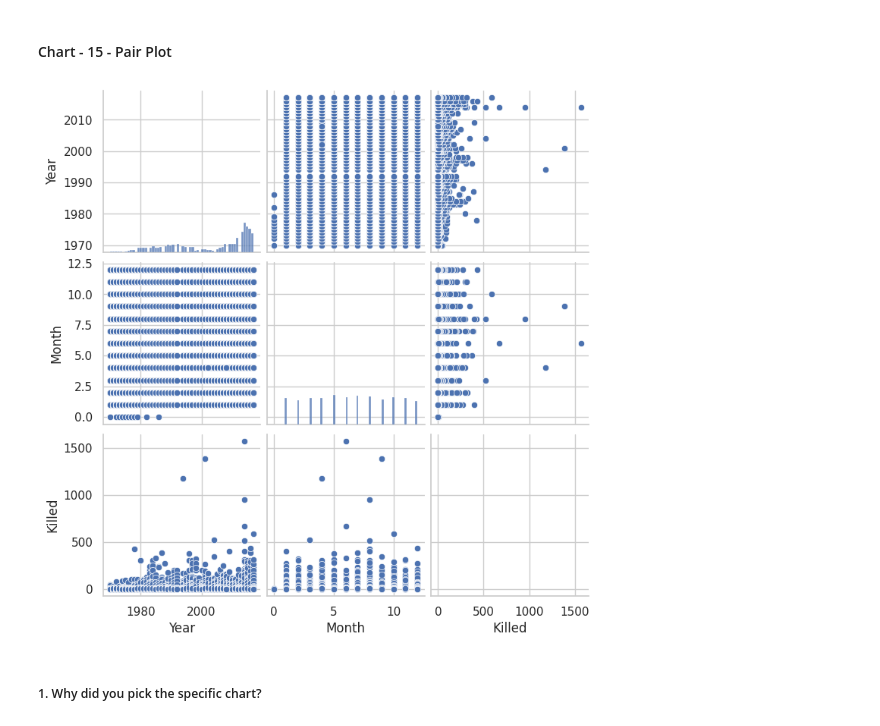
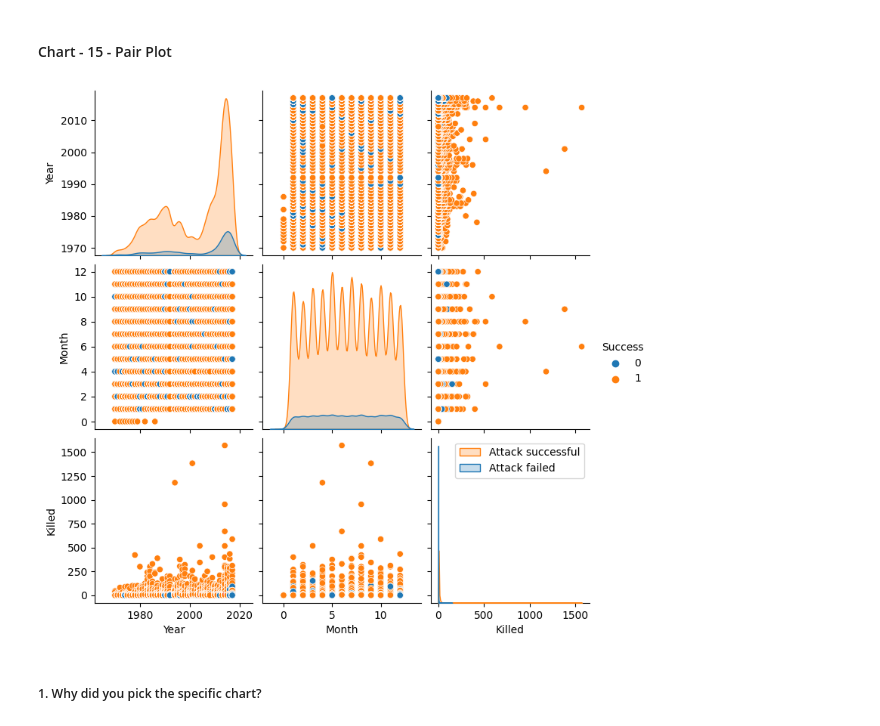
Before and after one commit to vishalrana00007/Global-Terrorism-Database-Capstone-Project, a Jupyter notebook: Global_terrorism_analysis(Capstone_project)Module_2.ipynb, the cells around one changed output. Cells and saved outputs as stored; diff of their text form; code cells hidden in the pictures.

```diff
--- a/Global_terrorism_analysis(Capstone_project)Module_2.ipynb
+++ b/Global_terrorism_analysis(Capstone_project)Module_2.ipynb
@@ -823,11 +898,12 @@ Answer Here
 #### Chart - 15 - Pair Plot
 # %%
 # Pair Plot visualization code.
-df = tr_df[['Year','Month','Killed']]
-sns.pairplot(df)
+df = tr_df[['Year','Month','Killed','Success']]
+sns.pairplot(df, hue = 'Success')
+plt.legend(labels=['Attack successful', 'Attack failed '])
 plt.show()
 # %% [output]
-[figure, old version]
+[figure, new version]
 # %% [markdown]
 ##### 1. Why did you pick the specific chart?
 # %% [markdown]
```
Also changed, not shown: parts of 18 cells of this notebook.
